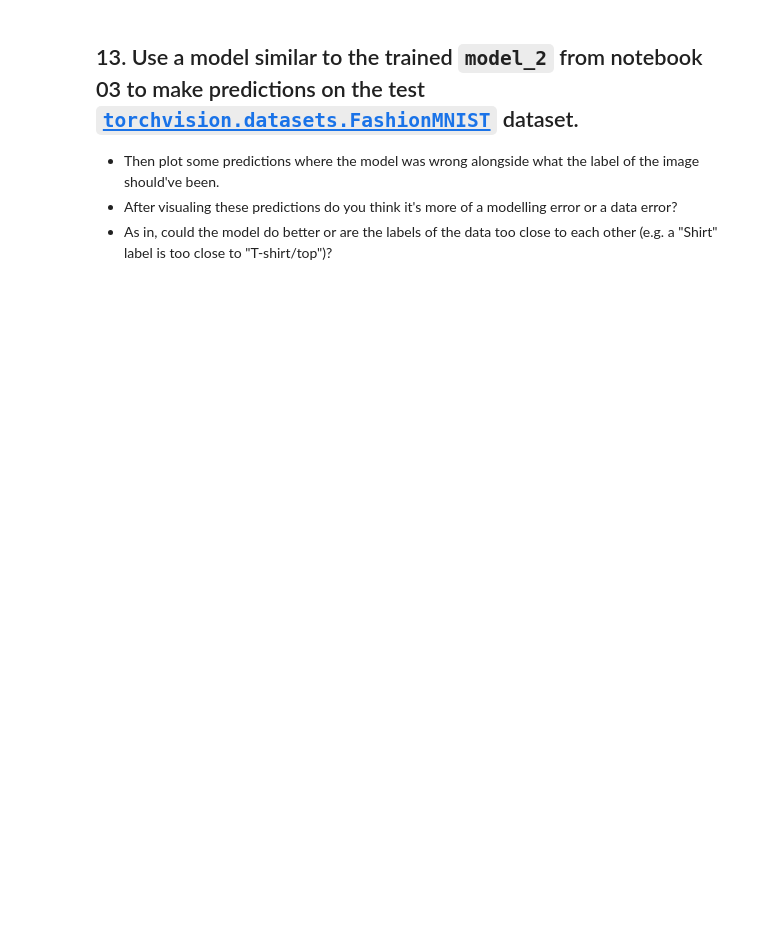
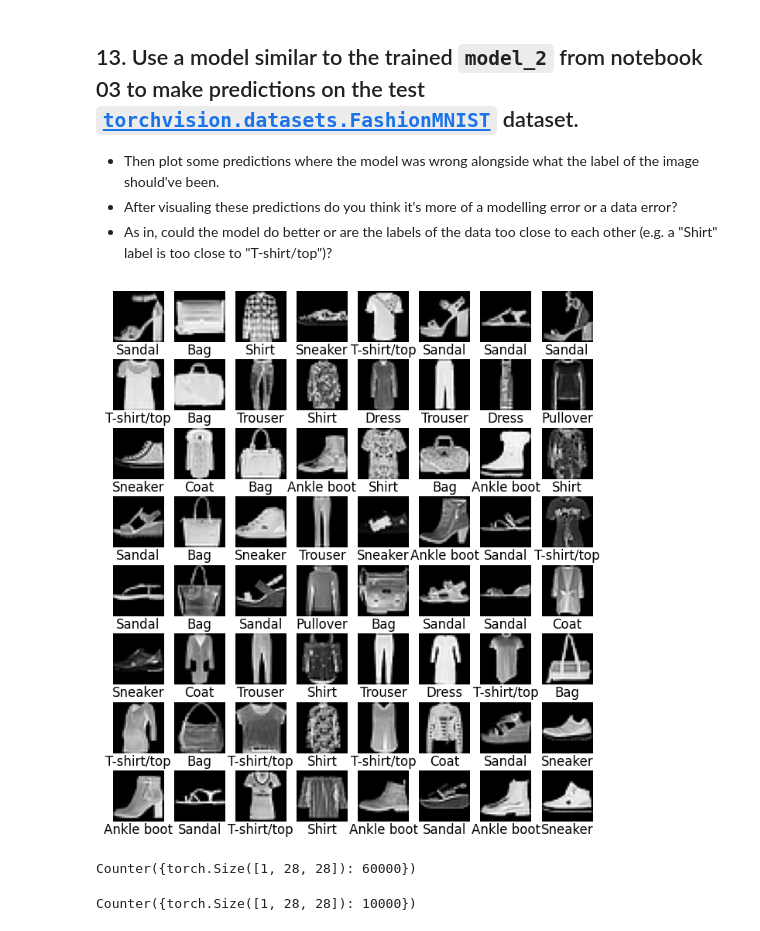
Before and after one commit to px1099/zero-to-mastery-learn-pytorch-for-deep-learning, a Jupyter notebook: exercises/03_pytorch_computer_vision_exercises.ipynb, the cells around one changed output. Drawn from its saved outputs; the diff is of its cells as text; code cells hidden in the pictures; blank space fills up the shorter version.

```diff
--- a/exercises/03_pytorch_computer_vision_exercises.ipynb
+++ b/exercises/03_pytorch_computer_vision_exercises.ipynb
@@ -291,3 +405,38 @@ TypeError: default_collate: batch must contain tensors, numpy arrays, numbers, d
 * Then plot some predictions where the model was wrong alongside what the label of the image should've been.
 * After visualing these predictions do you think it's more of a modelling error or a data error?
 * As in, could the model do better or are the labels of the data too close to each other (e.g. a "Shirt" label is too close to "T-shirt/top")?
+# %%
+preproc = v2.Compose([
+    v2.PILToTensor(),
+    v2.ToDtype(torch.float32, scale=True),
+])
+fashion_train_ds = torchvision.datasets.FashionMNIST(root="data", train=True, transform=preproc, download=True)
+fashion_test_ds = torchvision.datasets.FashionMNIST(root="data", train=False, transform=preproc, download=True)
+# %%
+from torch.utils.data import RandomSampler
+from torchvision.transforms.functional import to_pil_image
+
+rows, cols = 8, 8
+data_sampler = RandomSampler(fashion_train_ds, num_samples=rows*cols)
+figure = plt.figure(figsize=(8, 9))
+for i, sample_idx in enumerate(data_sampler):
+    figure.add_subplot(rows, cols, i+1)
+    X, y = fashion_train_ds[sample_idx]
+    img = to_pil_image(X)
+    label = fashion_train_ds.classes[y]
+    plt.title(label, y=-0.35)
+    plt.axis("off")
+    plt.imshow(to_pil_image(X), cmap="gray")
+plt.show()
+# %% [output]
+[figure, added]
+# %%
+train_shape_counter = Counter((X.shape for X, _ in fashion_train_ds))
+train_shape_counter
+# %% [output]
+Counter({torch.Size([1, 28, 28]): 60000})
+# %%
+test_shape_counter = Counter((X.shape for X, _ in fashion_test_ds))
+test_shape_counter
+# %% [output]
+Counter({torch.Size([1, 28, 28]): 10000})
```
Also changed, not shown: parts of 28 cells of this notebook.
